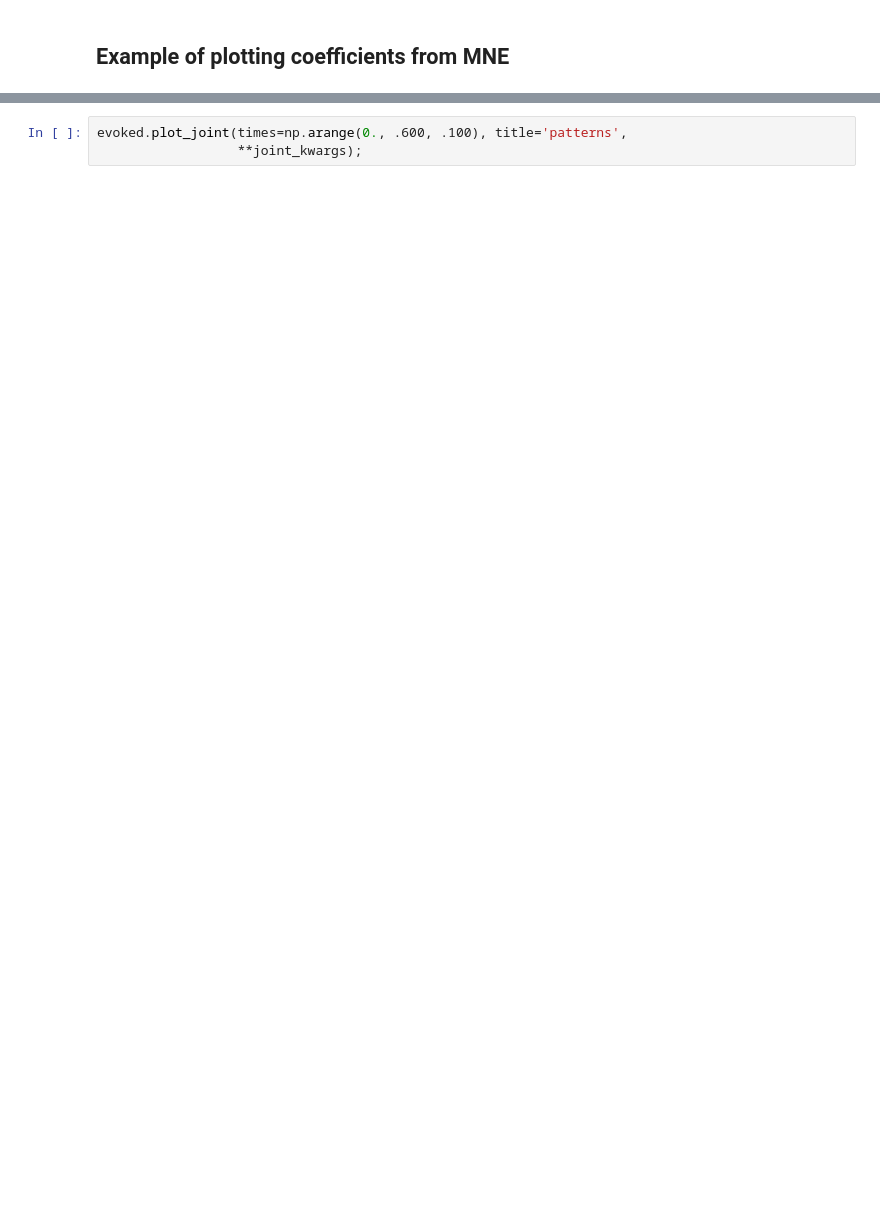
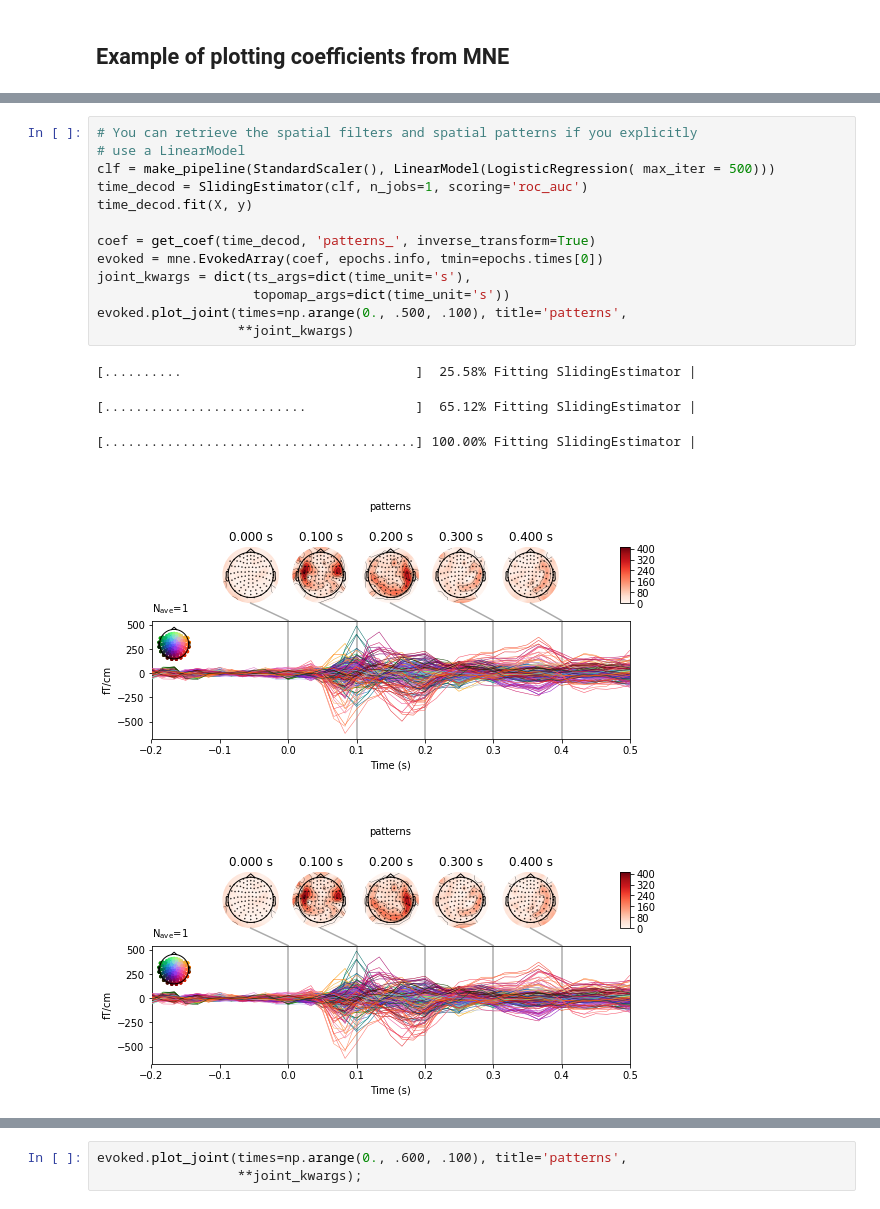
Before and after one commit to edrias/seniorprojecteeg, a Jupyter notebook: Classification/VisualVsAudio.ipynb, the cells around one changed output, grey strips where cells are left out. Drawn from its saved outputs; the diff is of its cells as text; blank space fills up the shorter version.

```diff
--- a/Classification/VisualVsAudio.ipynb
+++ b/Classification/VisualVsAudio.ipynb
@@ -519,0 +313,19 @@ evoked.plot_joint(times=np.arange(0., .600, .100), title='patterns',
+# %%
+# You can retrieve the spatial filters and spatial patterns if you explicitly
+# use a LinearModel
+clf = make_pipeline(StandardScaler(), LinearModel(LogisticRegression( max_iter = 500)))
+time_decod = SlidingEstimator(clf, n_jobs=1, scoring='roc_auc')
+time_decod.fit(X, y)
+
+coef = get_coef(time_decod, 'patterns_', inverse_transform=True)
+evoked = mne.EvokedArray(coef, epochs.info, tmin=epochs.times[0])
+joint_kwargs = dict(ts_args=dict(time_unit='s'),
+                    topomap_args=dict(time_unit='s'))
+evoked.plot_joint(times=np.arange(0., .500, .100), title='patterns',
+                  **joint_kwargs)
+# %% [output]
+[..........                              ]  25.58% Fitting SlidingEstimator |
+[..........................              ]  65.12% Fitting SlidingEstimator |
+[........................................] 100.00% Fitting SlidingEstimator |
+[figure, added]
+[figure, added]
```
Also changed, not shown: parts of 116 cells of this notebook, 2 other files.
